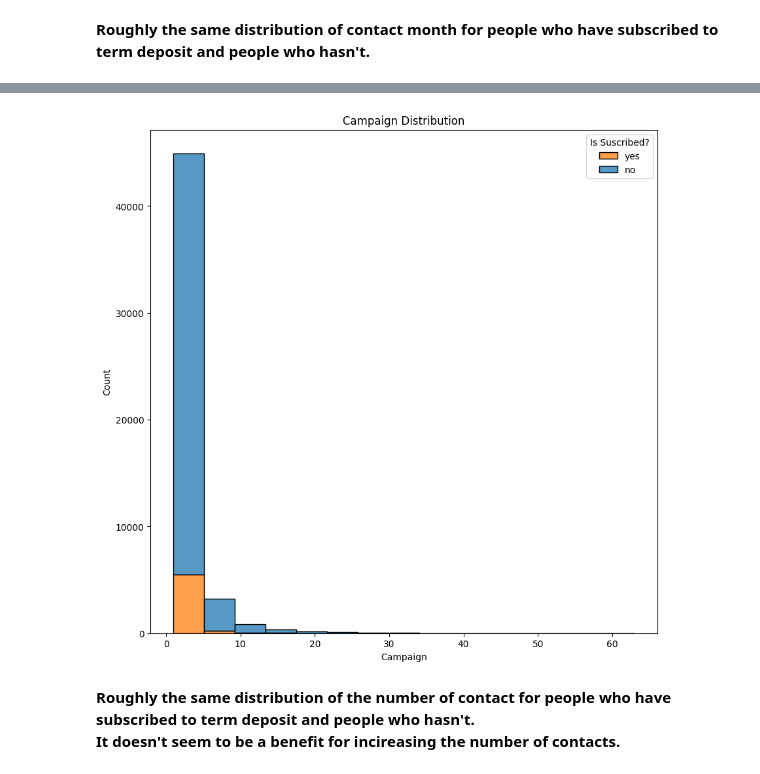
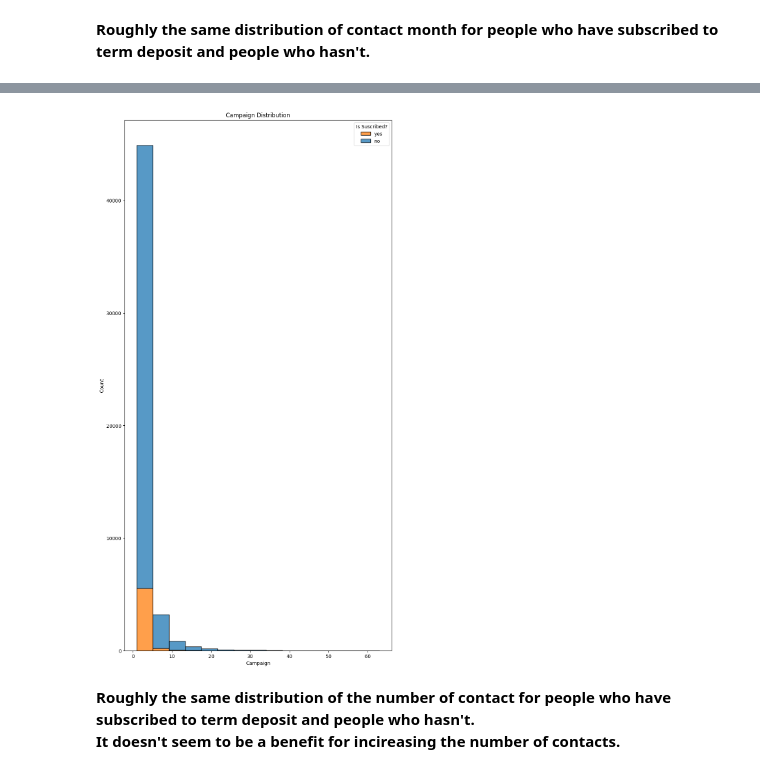
Before and after one commit to Luciano-C/Term-Deposit-Django-ML, a Jupyter notebook: model/Term_Deposit_Prediction.ipynb, the cells around one changed output, grey strips where cells are left out. Cells and saved outputs as stored; diff of their text form; code cells hidden in the pictures.

```diff
--- a/model/Term_Deposit_Prediction.ipynb
+++ b/model/Term_Deposit_Prediction.ipynb
@@ -306,14 +308,14 @@ plt.show()
 # %%
 # Campaign
-plt.figure(figsize=(10, 10))
+plt.figure(figsize=(10, 20))
 sns.histplot(data=marketing_data, x='campaign', hue='y', multiple='stack', bins=15)
 plt.title('Campaign Distribution')
 plt.xlabel('Campaign')
 plt.ylabel('Count')
 plt.legend(labels=["yes","no"], title = "Is Suscribed?")
 plt.show()
 # %% [output]
-[figure, old version]
+[figure, new version]
 # %% [markdown]
 **Roughly the same distribution of the number of contact for people who have subscribed to term deposit and people who hasn't.**
 **It doesn't seem to be a benefit for incireasing the number of contacts.**
```
Also changed, not shown: parts of 7 cells of this notebook, 22 other files.
